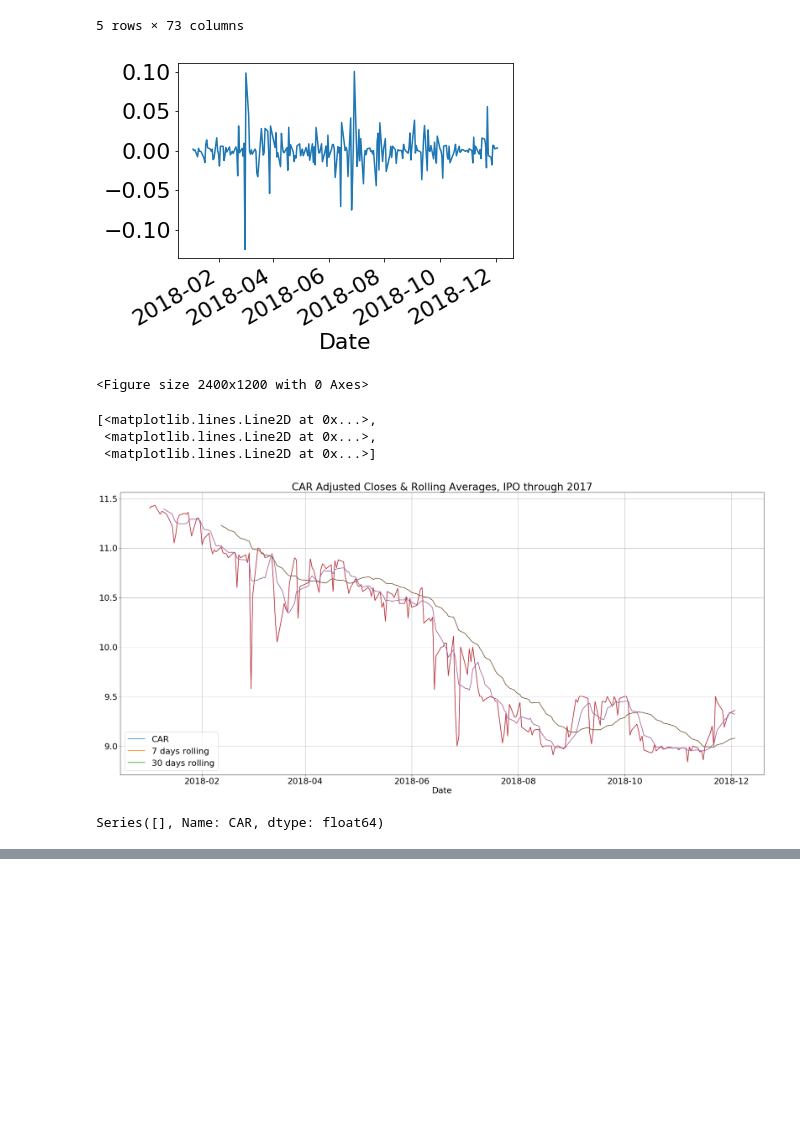
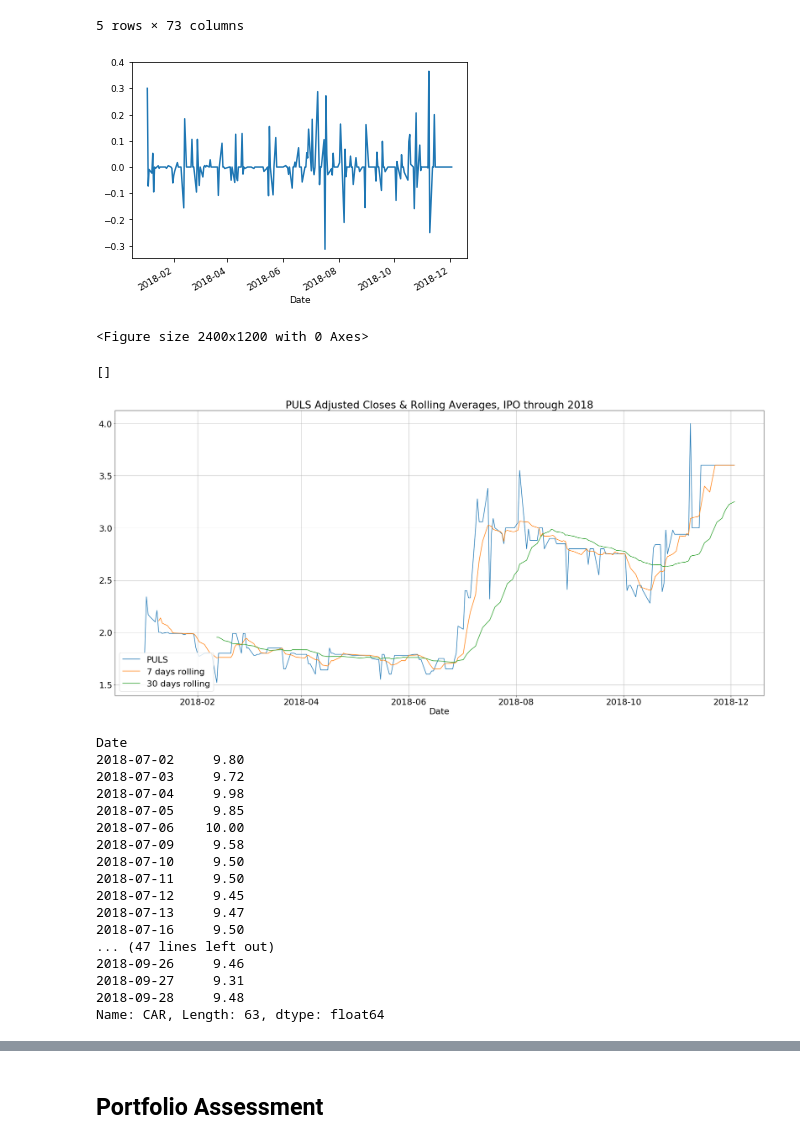
Before and after one commit to romwhyte/jsestockanalysis, a Jupyter notebook: stock analysis.ipynb, the cells around one changed output, grey strips where cells are left out. Cells and saved outputs as stored; diff of their text form; code cells hidden in the pictures; blank space fills up the shorter version.

```diff
--- a/stock analysis.ipynb
+++ b/stock analysis.ipynb
@@ -59,3 +60,14 @@ df_info.head()
 | 2 | JMMBGL7.50 | 11/30/2018 | NaN | 0.004635 | 11/29/2018 | 12/14/2018 |
 | 3 | JMMBGL7.25 | 11/30/2018 | NaN | 0.006953 | 11/29/2018 | 12/14/2018 |
 | 4 | SIL | 11/27/2018 | Stock Split | 5.000000 | 11/26/2018 | NaN |
+# %%
+#Pull the valid stock Indicies
+
+slist = []
+filelist = os.listdir('c:/project/stockindicies/')
+for filename in filelist:
+    slist.append(pd.read_csv('c:/project/stockindicies/'+filename))
+
+stkindices_frame = pd.concat(slist, axis = 0, ignore_index = True)
+stkindices_frame = stkindices_frame.dropna(axis=0)
+stkindices_frame
@@ -62,2 +93,16 @@ df_info.head()
 # %% [markdown]
 <h2>Time for Clean Up</h2>
+# %%
+stkindices_frame = stkindices_frame.drop(['Change ($)','Change (%)','Volume Traded'],axis=1)
+stkindices_frame['Date'] = pd.to_datetime(stkindices_frame['Date'])
+# %%
+#split the indicies by index
+gp_index = stkindices_frame.groupby("Index")
+stk_indicies_list = [gp_index.get_group(x) for x in gp_index.groups]
+
+df_ind_data = pd.DataFrame()
+for idx, index in enumerate(stk_indicies_list):
+    stk_indicies_list[idx] = stk_indicies_list[idx].set_index('Date')
+    df_ind_data[index['Index'].iloc[0]] = stk_indicies_list[idx]['Value']
+
+df_ind_data.head()
@@ -381,0 +472,7 @@ stkframe.tail()
+# %%
+#ind_returns['All-Jamaican'].plot()
+plt.figure(figsize=(40,20))
+plt.rcParams.update({'font.size': 9})
+#plt.show()
+(df_ind_data / df_ind_data.iloc[0] * 100).plot(figsize=(15, 6));
+plt.show()
@@ -405,22 +520,23 @@ rate_return.head()
 5 rows × 73 columns
 # %%
 #Sample of rate of return
-rate_return['CAR'].plot()
+rate_return['PULS'].plot()
 plt.figure(figsize=(30,15), dpi=80, facecolor='w', edgecolor='k')
 plt.rcParams.update({'font.size': 4})
 plt.show()
 # %% [output]
-[figure, old version]
+[figure, new version]
 <Figure size 2400x1200 with 0 Axes>
 # %%
 
-sym = 'CAR'
+sym = 'PULS'
 
 df_closing = stkframe[sym]
 df_7days = df_closing.rolling( 7 ).mean()
 df_30days = df_closing.rolling( 30 ).mean()
 
 fig = plt.figure(figsize=(30,15))
+plt.rcParams.update({'font.size': 22})
 fig.autofmt_xdate()
 ax = fig.add_subplot(1,1,1)
 ax.plot(df_closing.index, df_closing, label=sym)
@@ -429,18 +545,31 @@ ax.plot(df_30days.index, df_30days, label='30 days rolling')
 ax.grid()
 ax.legend(loc=3)
 ax.set_xlabel('Date')
-plt.title(sym+' Adjusted Closes & Rolling Averages, IPO through 2017')
-
-plt.plot(df)
+plt.title(sym+' Adjusted Closes & Rolling Averages, IPO through 2018')
+plt.plot()
 # %% [output]
-[<matplotlib.lines.Line2D at 0x...>,
- <matplotlib.lines.Line2D at 0x...>,
- <matplotlib.lines.Line2D at 0x...>]
+[]
-[figure, old version]
+[figure, new version]
 # %%
-stkframe['2017-07-01':'2017-09-30']['CAR']
+stkframe['2018-07-01':'2018-09-30']['CAR']
 # %% [output]
-Series([], Name: CAR, dtype: float64)
+Date
+2018-07-02     9.80
+2018-07-03     9.72
+2018-07-04     9.98
+2018-07-05     9.85
+2018-07-06    10.00
+2018-07-09     9.58
+2018-07-10     9.50
+2018-07-11     9.50
+2018-07-12     9.45
+2018-07-13     9.47
+2018-07-16     9.50
+... (47 lines left out)
+2018-09-26     9.46
+2018-09-27     9.31
+2018-09-28     9.48
+Name: CAR, Length: 63, dtype: float64
 # %%
 #Calculate the Average Rate of Return
 avg_returns = round(rate_return.mean() * 250,5) * 100
@@ -490,0 +622,2 @@ dtype: float64
+# %% [markdown]
+<h2> Portfolio Assessment </h2>
```
Also changed, not shown: parts of 19 cells of this notebook.
